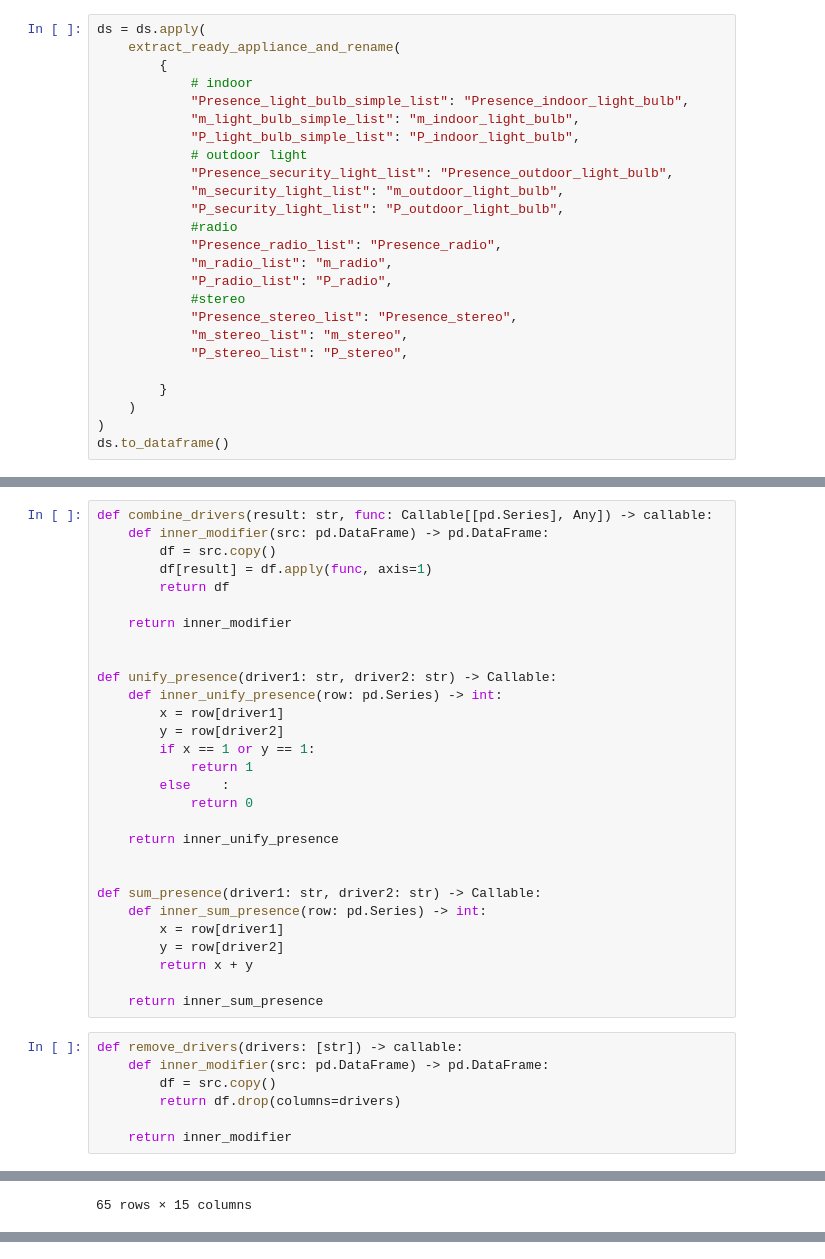
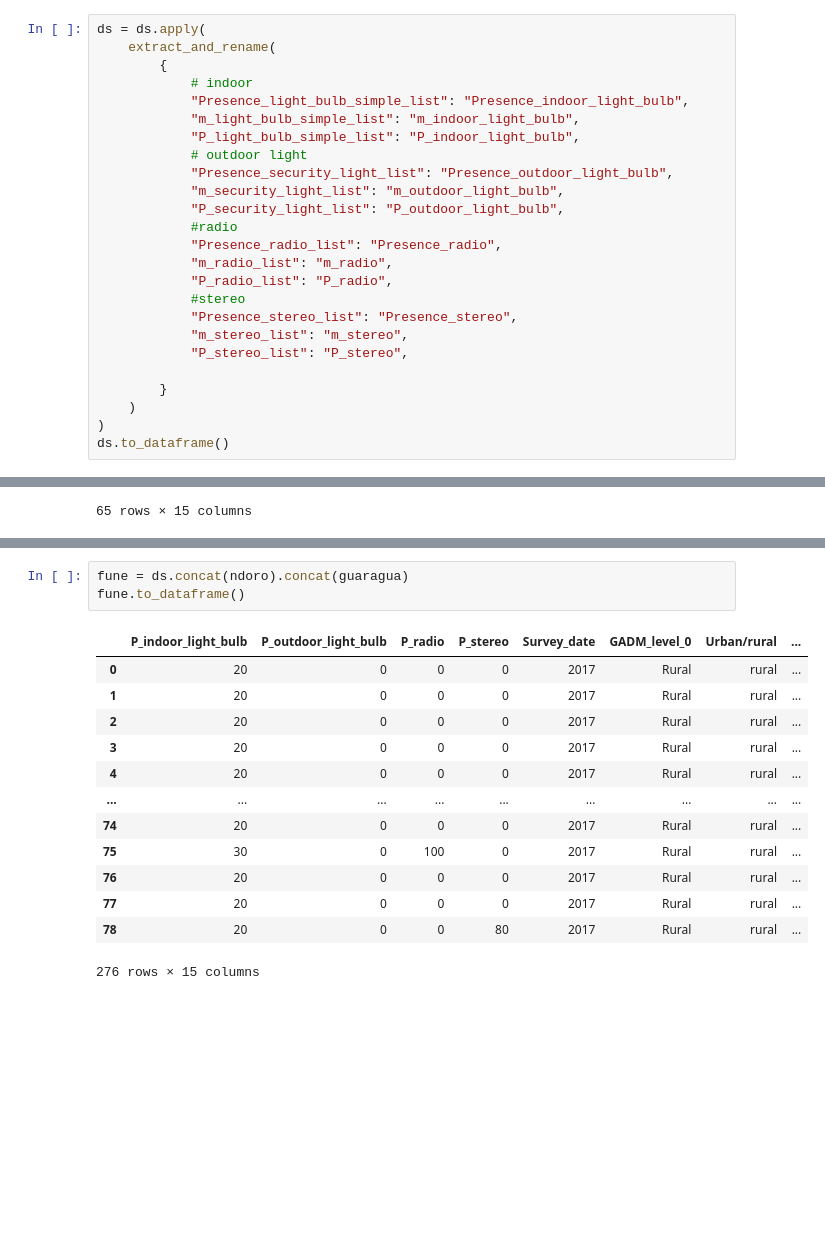
Before and after one commit to SESAM-Polimi/offgrid-demand-estimation, a Jupyter notebook: data_preprocessing/FUNE.ipynb, the cells around one changed output, grey strips where cells are left out. Drawn from its saved outputs; the diff is of its cells as text; blank space fills up the shorter version.

```diff
--- a/data_preprocessing/FUNE.ipynb
+++ b/data_preprocessing/FUNE.ipynb
@@ -56,6 +43,6 @@ def extract_ready_appliance_and_rename(cols: dict) -> callable:
 # %%
 ds = ds.apply(
-    extract_ready_appliance_and_rename(
+    extract_and_rename(
         {
             # indoor
             "Presence_light_bulb_simple_list": "Presence_indoor_light_bulb",
@@ -155,41 +123,5 @@ ds.to_dataframe().head()
 | 2 | 1 | 5 | 20 | 0 | ... |
 | 3 | 1 | 5 | 20 | 0 | ... |
 | 4 | 1 | 5 | 20 | 0 | ... |
-# %%
-def combine_drivers(result: str, func: Callable[[pd.Series], Any]) -> callable:
-    def inner_modifier(src: pd.DataFrame) -> pd.DataFrame:
-        df = src.copy()
-        df[result] = df.apply(func, axis=1)
-        return df
-
-    return inner_modifier
-
-
-def unify_presence(driver1: str, driver2: str) -> Callable:
-    def inner_unify_presence(row: pd.Series) -> int:
-        x = row[driver1]
-        y = row[driver2]
-        if x == 1 or y == 1:
-            return 1
-        else    :
-            return 0
-
-    return inner_unify_presence
-
-
-def sum_presence(driver1: str, driver2: str) -> Callable:
-    def inner_sum_presence(row: pd.Series) -> int:
-        x = row[driver1]
-        y = row[driver2]
-        return x + y
-
-    return inner_sum_presence
-# %%
-def remove_drivers(drivers: [str]) -> callable:
-    def inner_modifier(src: pd.DataFrame) -> pd.DataFrame:
-        df = src.copy()
-        return df.drop(columns=drivers)
-
-    return inner_modifier
 # %%
 # indoor and outdoor light
@@ -233,0 +329,17 @@ df
+# %%
+fune = ds.concat(ndoro).concat(guaragua)
+fune.to_dataframe()
+# %% [output]
+|  | P_indoor_light_bulb | P_outdoor_light_bulb | P_radio | P_stereo | Survey_date | GADM_level_0 | Urban/rural | ... |
+| 0 | 20 | 0 | 0 | 0 | 2017 | Rural | rural | ... |
+| 1 | 20 | 0 | 0 | 0 | 2017 | Rural | rural | ... |
+| 2 | 20 | 0 | 0 | 0 | 2017 | Rural | rural | ... |
+| 3 | 20 | 0 | 0 | 0 | 2017 | Rural | rural | ... |
+| 4 | 20 | 0 | 0 | 0 | 2017 | Rural | rural | ... |
+| ... | ... | ... | ... | ... | ... | ... | ... | ... |
+| 74 | 20 | 0 | 0 | 0 | 2017 | Rural | rural | ... |
+| 75 | 30 | 0 | 100 | 0 | 2017 | Rural | rural | ... |
+| 76 | 20 | 0 | 0 | 0 | 2017 | Rural | rural | ... |
+| 77 | 20 | 0 | 0 | 0 | 2017 | Rural | rural | ... |
+| 78 | 20 | 0 | 0 | 80 | 2017 | Rural | rural | ... |
+276 rows × 15 columns
```
Also changed, not shown: parts of 10 cells of this notebook, 1 other file.
